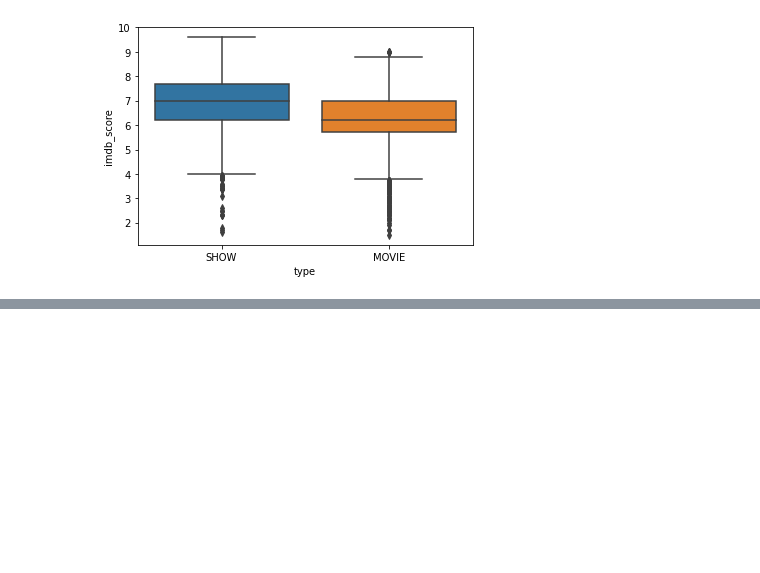
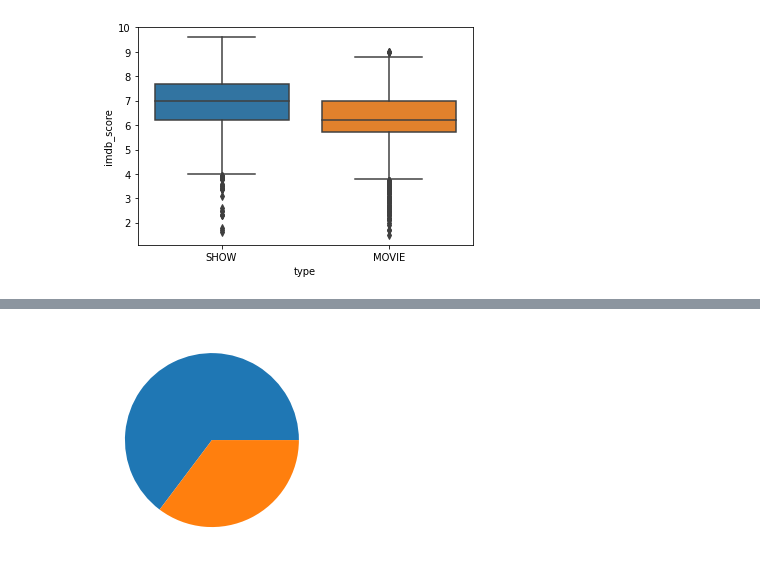
Before and after one commit to akrepel/DS1-GroupProject, a Jupyter notebook: DS1P.ipynb, the cells around one changed output, grey strips where cells are left out. Saved outputs shown, nothing was run; the diff lists cells and outputs as text; code cells hidden in the pictures; blank space fills up the shorter version.

```diff
--- a/DS1P.ipynb
+++ b/DS1P.ipynb
@@ -332,0 +342,7 @@ sns.boxplot(x=data_df['type'], y = data_df['imdb_score'])
+# %%
+# angelita
+
+plt.pie(netflix_df['type'].value_counts())
+plt.show()
+# %% [output]
+[figure, added]
```
Also changed, not shown: parts of 4 cells of this notebook.
